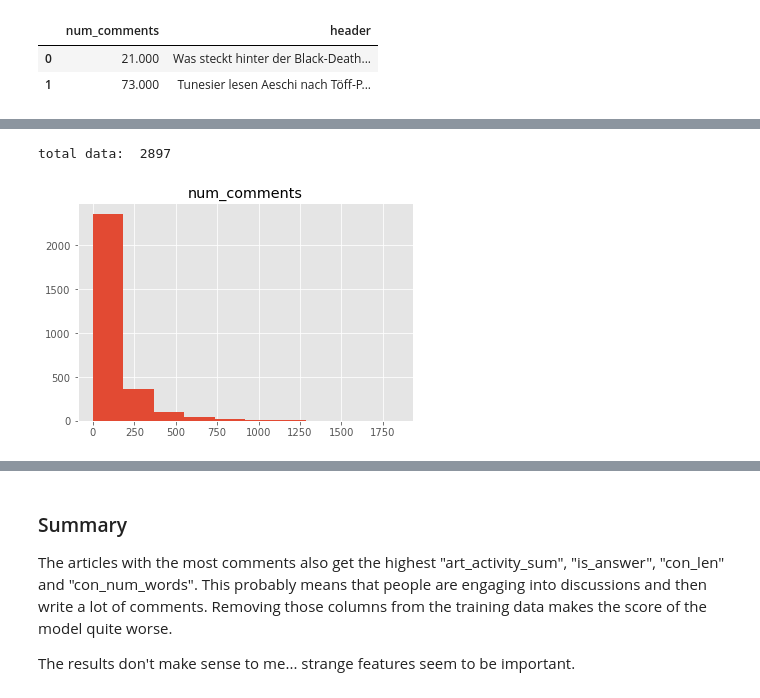
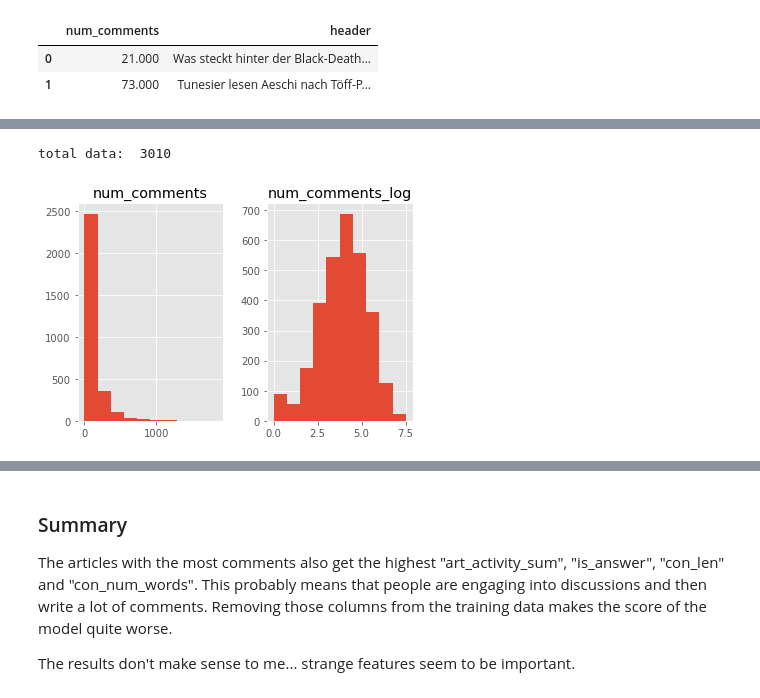
Before and after one commit to fdelia/bots, a Jupyter notebook: 5_predict_response_to_article.ipynb, the cells around one changed output, grey strips where cells are left out. Cells and saved outputs as stored; diff of their text form; code cells hidden in the pictures.

```diff
--- a/5_predict_response_to_article.ipynb
+++ b/5_predict_response_to_article.ipynb
@@ -138,0 +104,34 @@ df.corr()
+# %%
+# Feature engineering
+df = pd.get_dummies(df_merge, columns=['art_first_weekday'], prefix='art_wd_')
+df = pd.get_dummies(df, columns=['art_first_hour'], prefix='art_hr_')
+#df = pd.get_dummies(df, columns=['art_first_month'], prefix='art_m_')
+
+df['num_comments_log'] = np.log(df['num_comments'] + 1)
+df['text_len_log'] = np.log(df['text_len'] + 1)
+
+df['art_hr_0_4'] = df['art_hr__0.0'] + df['art_hr__1.0'] + df['art_hr__2.0'] + df['art_hr__3.0'] + df['art_hr__4.0']
+df.drop(['art_hr__0.0', 'art_hr__1.0', 'art_hr__2.0', 'art_hr__3.0', 'art_hr__4.0'], axis=1, inplace=True)
+df['art_hr_7_8'] = df['art_hr__7.0'] + df['art_hr__8.0']
+df.drop(['art_hr__7.0', 'art_hr__8.0'], axis=1, inplace=True)
+df['art_hr_15_16'] = df['art_hr__15.0'] + df['art_hr__16.0']
+df.drop(['art_hr__15.0', 'art_hr__16.0'], axis=1, inplace=True)
+df['art_hr_13_14'] = df['art_hr__13.0'] + df['art_hr__14.0']
+df.drop(['art_hr__13.0', 'art_hr__14.0'], axis=1, inplace=True)
+df['art_hr_22_23'] = df['art_hr__22.0'] + df['art_hr__23.0']
+df.drop(['art_hr__22.0', 'art_hr__23.0'], axis=1, inplace=True)
+df['art_hr_18_21'] = df['art_hr__18.0'] + df['art_hr__19.0'] + df['art_hr__20.0'] + df['art_hr__21.0']
+df.drop(['art_hr__18.0', 'art_hr__19.0', 'art_hr__20.0', 'art_hr__21.0'], axis=1, inplace=True)
+df['art_hr_9_12'] = df['art_hr__9.0'] + df['art_hr__10.0'] + df['art_hr__11.0'] + df['art_hr__12.0']
+df.drop(['art_hr__9.0', 'art_hr__10.0', 'art_hr__11.0', 'art_hr__12.0'], axis=1, inplace=True)
+
+
+df = df.drop(['cat_playview', 'cat_play'], axis=1)
+
+# Memory optimization
+# Technical stuff, contributes nothing to analysis
+conv = df.select_dtypes(include=['int', 'float']).apply(pd.to_numeric,downcast='unsigned')
+df[conv.columns] = conv
+
+# Get pearson co-efficients
+df.corr()
@@ -146,10 +164,10 @@ stop_words = stop_words.lower()
 stop_words = stop_words.split(', ')
 
 # Trying to remove outliers with nearly no text
-df = df[df['text_len']>100]
+#df = df[df['text_len']>100]
 
 # Remove comment related stuff
-df2 = df.drop(['score', 'activity', 'num_comments', #'vup', 'vdo',
+df2 = df.drop(['score', 'activity', 'num_comments', 'num_comments_log', #'vup', 'vdo',
                # remove random stuff
                'tId', 'article_id',
                # not sure why those correlate so high with num_of_comments, but score does not decrease when removed
@@ -158,7 +176,7 @@ df2 = df.drop(['score', 'activity', 'num_comments', #'vup', 'vdo',
                'hour', 'weekday',
               ], axis=1)
 X = df2
-y = df['num_comments'].values
+y = df['num_comments_log'].values
 #y = df['con_len']
 #y = df['vup']
 
@@ -169,36 +187,36 @@ print("total data: ", len(X))
 def plot_learning_curve(estimator, X, y, cv=None, ylim=None, n_jobs=1, train_sizes=np.linspace(.3, 1.0, 3)):
     plt.figure()
     plt.title('Learning curve')
     if ylim is not None:
         plt.ylim(*ylim)
     plt.xlabel('Training examples'); plt.ylabel('Score')
     train_sizes, train_scores, test_scores = learning_curve(
         estimator, X, y, cv=cv, n_jobs=n_jobs, train_sizes=train_sizes)
     train_scores_mean = np.mean(train_scores, axis=1)
     train_scores_std = np.std(train_scores, axis=1)
     test_scores_mean = np.mean(test_scores, axis=1)
     test_scores_std = np.std(test_scores, axis=1)
     plt.grid()
     plt.fill_between(train_sizes, train_scores_mean - train_scores_std,
                      train_scores_mean + train_scores_std, alpha=0.1,
                      color="r")
     plt.fill_between(train_sizes, test_scores_mean - test_scores_std,
                      test_scores_mean + test_scores_std, alpha=0.1, color="g")
     plt.plot(train_sizes, train_scores_mean, 'o-', color="r",
              label="Training score")
     plt.plot(train_sizes, test_scores_mean, 'o-', color="g",
              label="Cross-validation score")
 
     plt.legend(loc="best")
     return plt
 
-df.hist(['num_comments'])
+df.hist(['num_comments', 'num_comments_log'])
 print()
 
 #list(df2.columns)
 # %% [output]
-total data:  2897
+total data:  3010
-[figure, old version]
+[figure, new version]
 # %%
 from sklearn.preprocessing import StandardScaler, PolynomialFeatures
 from sklearn.metrics import r2_score, explained_variance_score, mean_squared_error, mean_absolute_error
```
Also changed, not shown: parts of 5 cells of this notebook.
